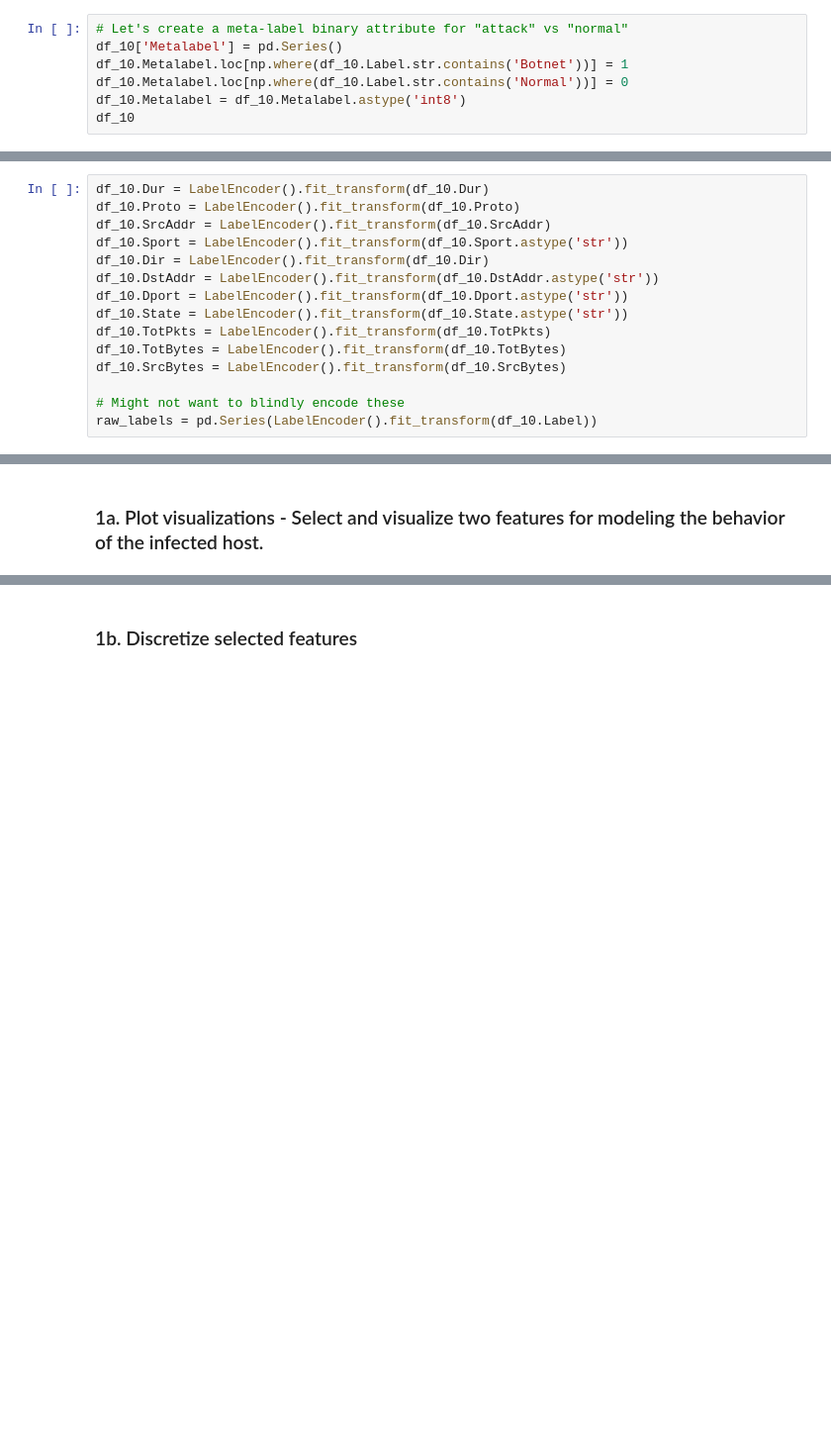
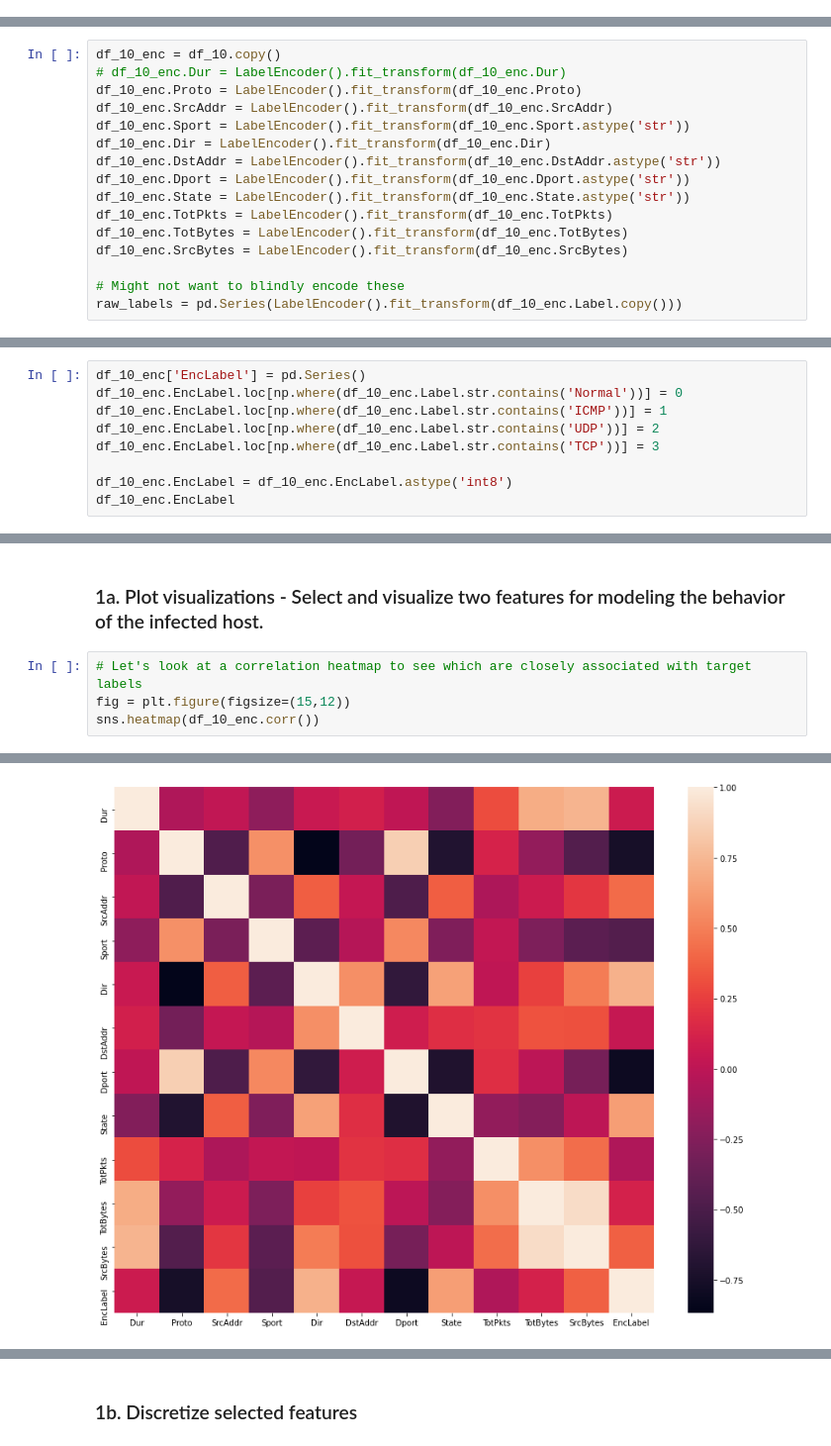
Before and after one commit to awrgold/cyber_data_analytics, a Jupyter notebook: Lab3.ipynb, the cells around one changed output, grey strips where cells are left out. Shown at 99% size. Saved outputs shown, nothing was run; the diff lists cells and outputs as text; blank space fills up the shorter version.

```diff
--- a/Lab3.ipynb
+++ b/Lab3.ipynb
@@ -174,7 +139,0 @@ Name: Label, Length: 122199, dtype: object
-# %%
-# Let's create a meta-label binary attribute for "attack" vs "normal"
-df_10['Metalabel'] = pd.Series()
-df_10.Metalabel.loc[np.where(df_10.Label.str.contains('Botnet'))] = 1
-df_10.Metalabel.loc[np.where(df_10.Label.str.contains('Normal'))] = 0
-df_10.Metalabel = df_10.Metalabel.astype('int8')
-df_10
@@ -220,16 +140,17 @@ memory usage: 11.3+ MB
 # %%
-df_10.Dur = LabelEncoder().fit_transform(df_10.Dur)
-df_10.Proto = LabelEncoder().fit_transform(df_10.Proto)
-df_10.SrcAddr = LabelEncoder().fit_transform(df_10.SrcAddr)
-df_10.Sport = LabelEncoder().fit_transform(df_10.Sport.astype('str'))
-df_10.Dir = LabelEncoder().fit_transform(df_10.Dir)
-df_10.DstAddr = LabelEncoder().fit_transform(df_10.DstAddr.astype('str'))
-df_10.Dport = LabelEncoder().fit_transform(df_10.Dport.astype('str'))
-df_10.State = LabelEncoder().fit_transform(df_10.State.astype('str'))
-df_10.TotPkts = LabelEncoder().fit_transform(df_10.TotPkts)
-df_10.TotBytes = LabelEncoder().fit_transform(df_10.TotBytes)
-df_10.SrcBytes = LabelEncoder().fit_transform(df_10.SrcBytes)
+df_10_enc = df_10.copy()
+# df_10_enc.Dur = LabelEncoder().fit_transform(df_10_enc.Dur)
+df_10_enc.Proto = LabelEncoder().fit_transform(df_10_enc.Proto)
+df_10_enc.SrcAddr = LabelEncoder().fit_transform(df_10_enc.SrcAddr)
+df_10_enc.Sport = LabelEncoder().fit_transform(df_10_enc.Sport.astype('str'))
+df_10_enc.Dir = LabelEncoder().fit_transform(df_10_enc.Dir)
+df_10_enc.DstAddr = LabelEncoder().fit_transform(df_10_enc.DstAddr.astype('str'))
+df_10_enc.Dport = LabelEncoder().fit_transform(df_10_enc.Dport.astype('str'))
+df_10_enc.State = LabelEncoder().fit_transform(df_10_enc.State.astype('str'))
+df_10_enc.TotPkts = LabelEncoder().fit_transform(df_10_enc.TotPkts)
+df_10_enc.TotBytes = LabelEncoder().fit_transform(df_10_enc.TotBytes)
+df_10_enc.SrcBytes = LabelEncoder().fit_transform(df_10_enc.SrcBytes)
 
 # Might not want to blindly encode these
-raw_labels = pd.Series(LabelEncoder().fit_transform(df_10.Label))
+raw_labels = pd.Series(LabelEncoder().fit_transform(df_10_enc.Label.copy()))
 # %%
@@ -254,0 +163,9 @@ flow=From-Botnet-V51-8-UDP-Attempt                                1
+# %%
+df_10_enc['EncLabel'] = pd.Series()
+df_10_enc.EncLabel.loc[np.where(df_10_enc.Label.str.contains('Normal'))] = 0
+df_10_enc.EncLabel.loc[np.where(df_10_enc.Label.str.contains('ICMP'))] = 1
+df_10_enc.EncLabel.loc[np.where(df_10_enc.Label.str.contains('UDP'))] = 2
+df_10_enc.EncLabel.loc[np.where(df_10_enc.Label.str.contains('TCP'))] = 3
+
+df_10_enc.EncLabel = df_10_enc.EncLabel.astype('int8')
+df_10_enc.EncLabel
@@ -271,2 +210,7 @@ df_10.
 # %% [markdown]
 ### 1a. Plot visualizations - Select and visualize two features for modeling the behavior of the infected host.
+# %%
+# Let's look at a correlation heatmap to see which are closely associated with target labels
+fig = plt.figure(figsize=(15,12))
+sns.heatmap(df_10_enc.corr())
+# %% [output]
@@ -272,0 +218 @@ df_10.
+[figure, added]
```
Also changed, not shown: parts of 29 cells of this notebook.
